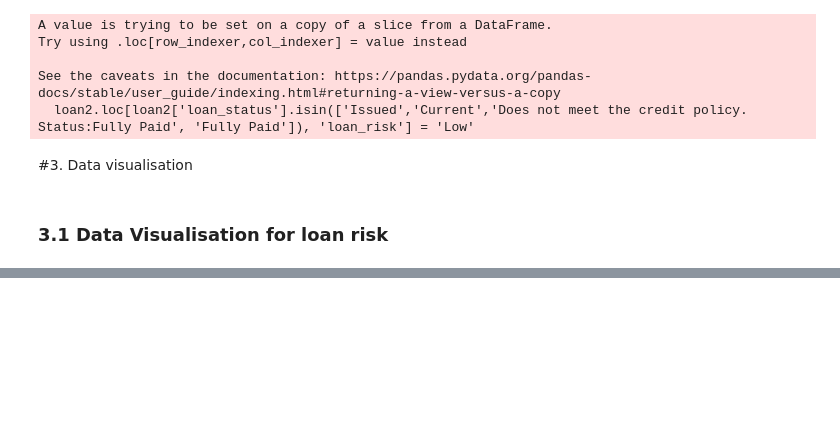
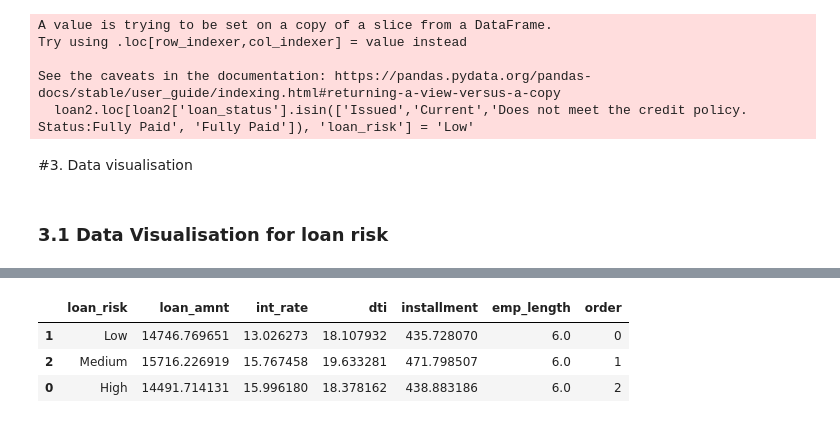
Before and after one commit to KamilShape/credit_risk_analysis, a Jupyter notebook: credit_risk_analysis.ipynb, the cells around one changed output, grey strips where cells are left out. Saved outputs shown, nothing was run; the diff lists cells and outputs as text; code cells hidden in the pictures; blank space fills up the shorter version.

```diff
--- a/credit_risk_analysis.ipynb
+++ b/credit_risk_analysis.ipynb
@@ -112,4 +106,4 @@ avg_emp_length_by_loan_risk = pd.DataFrame(loan2.groupby('loan_risk')['emp_lengt
 # %%
 avg_emp_length_by_loan_risk['emp_length'] = avg_emp_length_by_loan_risk['emp_length'].round()
 # %%
-new_frame = pd.merge(pd.merge(avg_rate_by_loan_risk, avg_dti_by_loan_risk, on='loan_risk'), avg_installment_by_loan_risk,  on='loan_risk',  how='inner')
+new_frame = pd.merge(pd.merge(avg_loan_amnt_by_loan_risk, avg_rate_by_loan_risk,  on='loan_risk'), avg_dti_by_loan_risk,  on='loan_risk',  how='inner')
@@ -116,3 +116,10 @@ new_frame = pd.merge(pd.merge(avg_rate_by_loan_risk, avg_dti_by_loan_risk, on='l
+# %%
+graph_data
+# %% [output]
+|  | loan_risk | loan_amnt | int_rate | dti | installment | emp_length | order |
+| 1 | Low | 14746.769651 | 13.026273 | 18.107932 | 435.728070 | 6.0 | 0 |
+| 2 | Medium | 15716.226919 | 15.767458 | 19.633281 | 471.798507 | 6.0 | 1 |
+| 0 | High | 14491.714131 | 15.996180 | 18.378162 | 438.883186 | 6.0 | 2 |
 # %%
 #counting values by loan term
 months_36 = loan2[loan2['term'] == ' 36 months']
```
Also changed, not shown: parts of 8 cells of this notebook.
